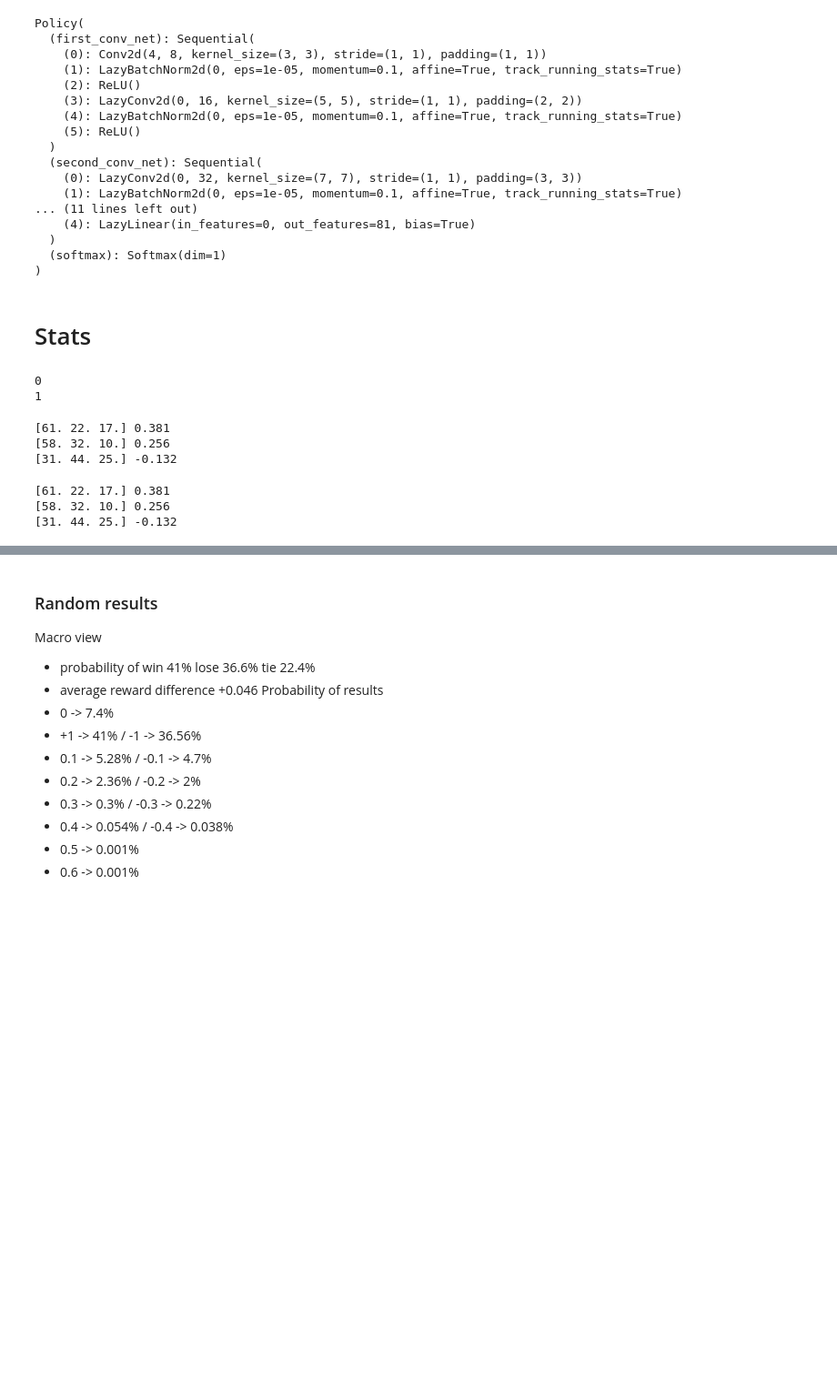
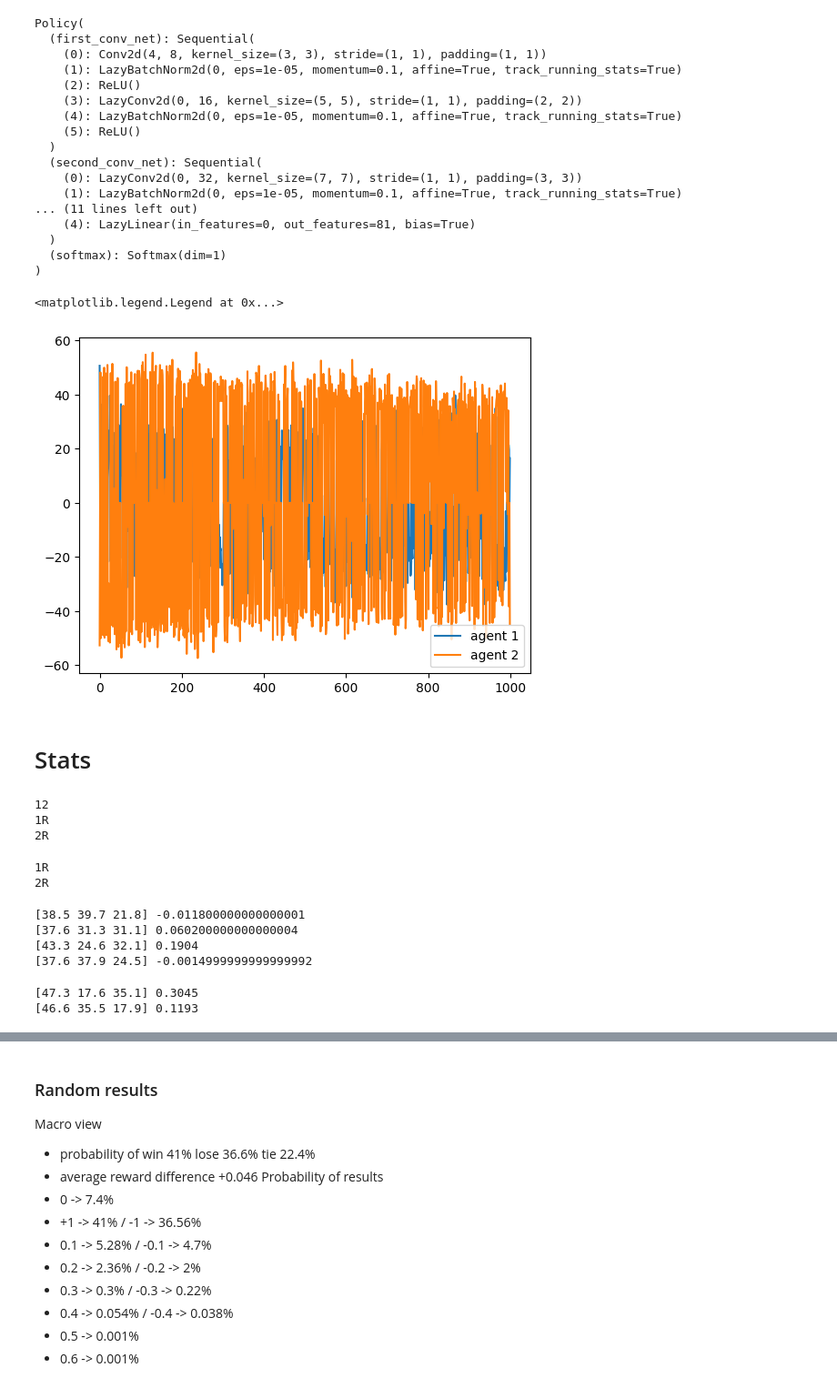
Before and after one commit to andreg24/SuperTicTacToe, a Jupyter notebook: reinforce_trianing.ipynb, the cells around one changed output, grey strips where cells are left out. Shown at 91% size. Saved outputs shown, nothing was run; the diff lists cells and outputs as text; code cells hidden in the pictures; blank space fills up the shorter version.

```diff
--- a/reinforce_trianing.ipynb
+++ b/reinforce_trianing.ipynb
@@ -55,4 +63,4 @@ Policy(
 # %%
 # training
 # 10_000 1h 15m
-reinforce(env, a1, a2, 1000, enable_swap=True, enable_transform=True, px=0.1, pt=0.5, checkpoint_rate=50)
+a1_losses, a2_losses = reinforce(env, a1, a2, 2000, enable_swap=True, enable_transform=True, px=0.1, pt=0.3, checkpoint_rate=200)
@@ -62,2 +67,9 @@ reinforce(env, a1, a2, 1000, enable_swap=True, enable_transform=True, px=0.1, pt
+# %%
+plt.plot(a1_losses, label="agent 1")
+plt.plot(a2_losses, label="agent 2")
+plt.legend()
+# %% [output]
+<matplotlib.legend.Legend at 0x...>
+[figure, added]
 # %% [markdown]
 # Stats
@@ -106,3 +76,13 @@ reinforce(env, a1, a2, 1000, enable_swap=True, enable_transform=True, px=0.1, pt
 # %%
 a1.mode = 'sample'
 a2.mode = 'sample'
+print('12')
+sample_12 = compute_games(env, a1, a2, 1000, True)
+print('1R')
+sample_1r = compute_games(env, a1, ar, 1000, True)
+print('2R')
+sample_2r = compute_games(env, a2, ar, 1000, True)
+# %% [output]
+12
+1R
+2R
@@ -109,30 +91,34 @@ a2.mode = 'sample'
 # %%
-# a1.policy_net.eval()
-# a2.policy_net.eval()
-rp = compute_games(env, a1, a2, 100, True)
-print('0')
-rp1 = compute_games(env, a1, ar, 100, True)
-print('1')
-rp2 = compute_games(env, a2, ar, 100, True)
+a1.mode = 'argmax'
+a2.mode = 'argmax'
+# print('12')
+# argmax_12 = compute_games(env, a1, a2, 1000, True)
+print('1R')
+argmax_1r = compute_games(env, a1, ar, 1000, True)
+print('2R')
+argmax_2r = compute_games(env, a2, ar, 1000, True)
 # %% [output]
-0
-1
+1R
+2R
 # %%
-print(rp['results'], rp['rewards'].mean())
-print(rp1['results'], rp1['rewards'].mean())
-print(rp2['results'], rp2['rewards'].mean())
+# argmax
+print(rrr['results'], rrr['rewards'].mean())
+print(sample_12['results'], sample_12['rewards'].mean())
+print(sample_1r['results'], sample_1r['rewards'].mean())
+print(sample_2r['results'], sample_2r['rewards'].mean())
 # %% [output]
-[61. 22. 17.] 0.381
-[58. 32. 10.] 0.256
-[31. 44. 25.] -0.132
+[38.5 39.7 21.8] -0.011800000000000001
+[37.6 31.3 31.1] 0.060200000000000004
+[43.3 24.6 32.1] 0.1904
+[37.6 37.9 24.5] -0.0014999999999999992
 # %%
-print(rp['results'], rp['rewards'].mean())
-print(rp1['results'], rp1['rewards'].mean())
-print(rp2['results'], rp2['rewards'].mean())
+# sample
+# print(rp['results'], rp['rewards'].mean())
+print(argmax_1r['results'], argmax_1r['rewards'].mean())
+print(argmax_2r['results'], argmax_2r['rewards'].mean())
 # %% [output]
-[61. 22. 17.] 0.381
-[58. 32. 10.] 0.256
-[31. 44. 25.] -0.132
+[47.3 17.6 35.1] 0.3045
+[46.6 35.5 17.9] 0.1193
 # %%
 import matplotlib.pyplot as plt
 
```
Also changed, not shown: parts of 19 cells of this notebook.
